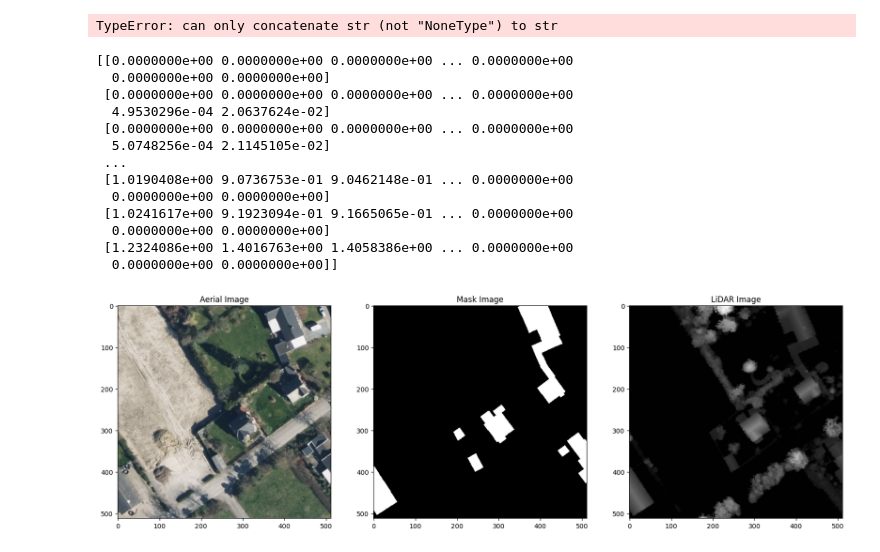
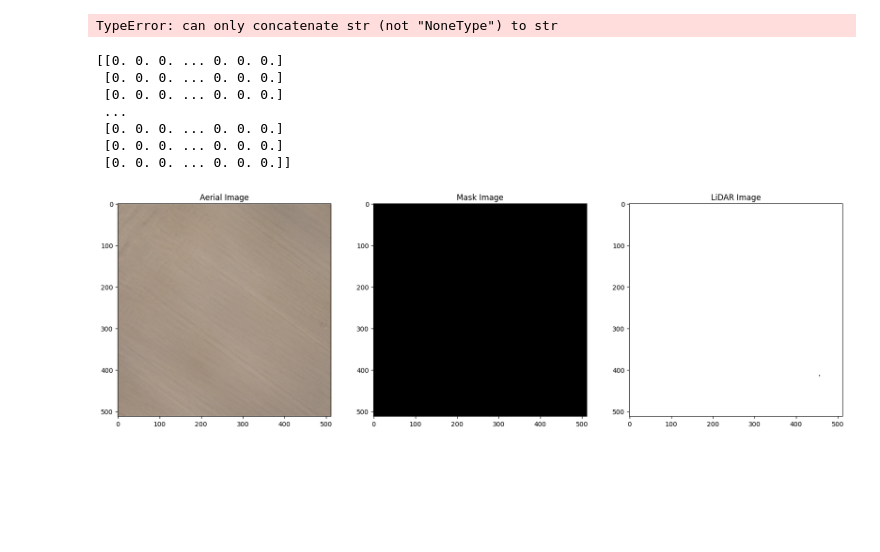
Before and after one commit to erikx50/A-Machine-Learning-approach-for-Building-Segmentation-using-laser-data, a Jupyter notebook: 2a_Preprocessing_Dataset.ipynb, the cells around one changed output. Saved outputs shown, nothing was run; the diff lists cells and outputs as text; code cells hidden in the pictures; blank space fills up the shorter version.

```diff
--- a/2a_Preprocessing_Dataset.ipynb
+++ b/2a_Preprocessing_Dataset.ipynb
@@ -118,19 +118,13 @@ def show_images(set_name, data_name):
 
     plt.show()
 # %%
-show_images("train", "6051_689_24")
+show_images("train", "6051_690_16")
 # %% [output]
-[[0.0000000e+00 0.0000000e+00 0.0000000e+00 ... 0.0000000e+00
-  0.0000000e+00 0.0000000e+00]
- [0.0000000e+00 0.0000000e+00 0.0000000e+00 ... 0.0000000e+00
-  4.9530296e-04 2.0637624e-02]
- [0.0000000e+00 0.0000000e+00 0.0000000e+00 ... 0.0000000e+00
-  5.0748256e-04 2.1145105e-02]
+[[0. 0. 0. ... 0. 0. 0.]
+ [0. 0. 0. ... 0. 0. 0.]
+ [0. 0. 0. ... 0. 0. 0.]
  ...
- [1.0190408e+00 9.0736753e-01 9.0462148e-01 ... 0.0000000e+00
-  0.0000000e+00 0.0000000e+00]
- [1.0241617e+00 9.1923094e-01 9.1665065e-01 ... 0.0000000e+00
-  0.0000000e+00 0.0000000e+00]
- [1.2324086e+00 1.4016763e+00 1.4058386e+00 ... 0.0000000e+00
-  0.0000000e+00 0.0000000e+00]]
+ [0. 0. 0. ... 0. 0. 0.]
+ [0. 0. 0. ... 0. 0. 0.]
+ [0. 0. 0. ... 0. 0. 0.]]
-[figure, old version]
+[figure, new version]
```
Also changed, not shown: 1 other file.
